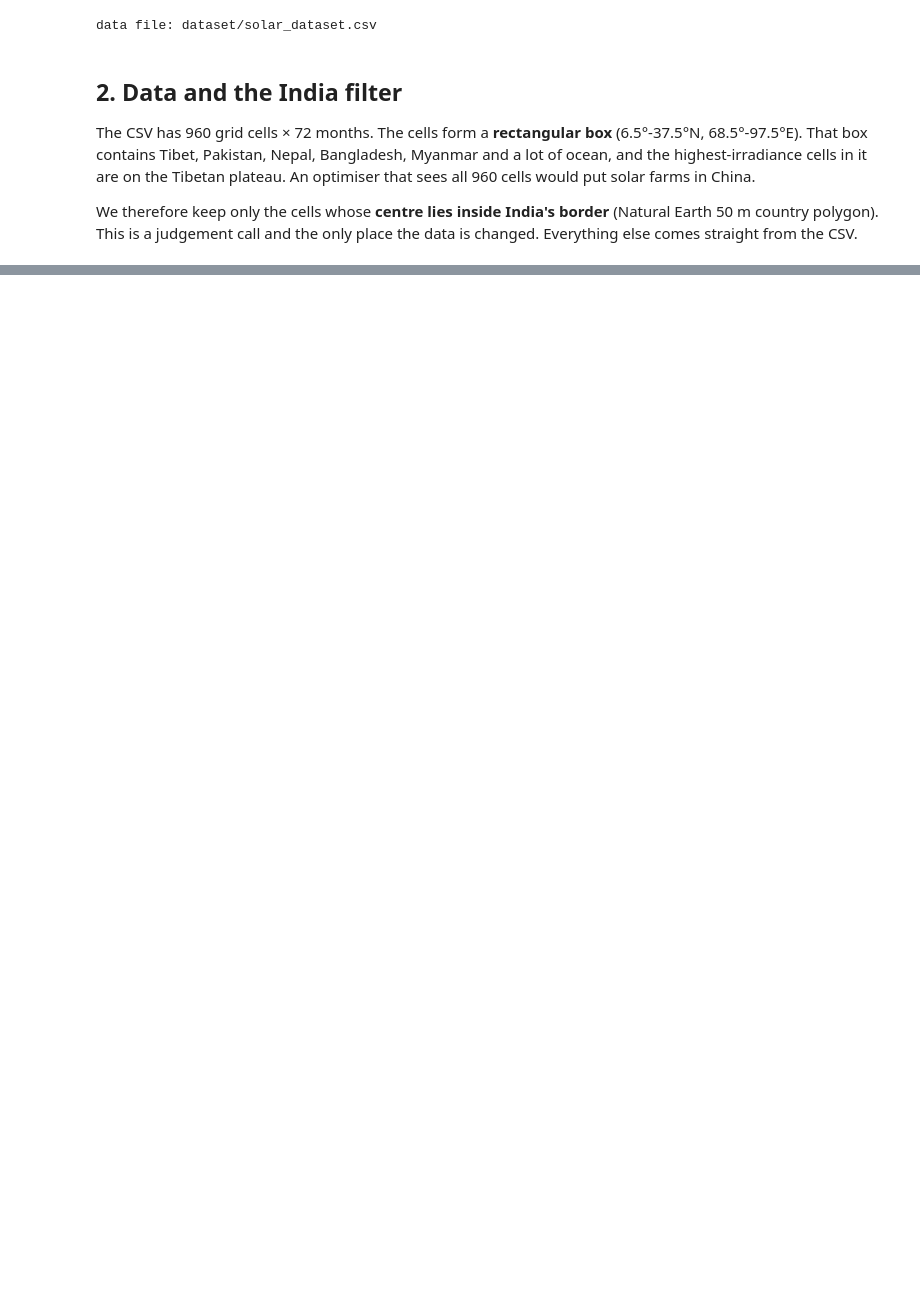
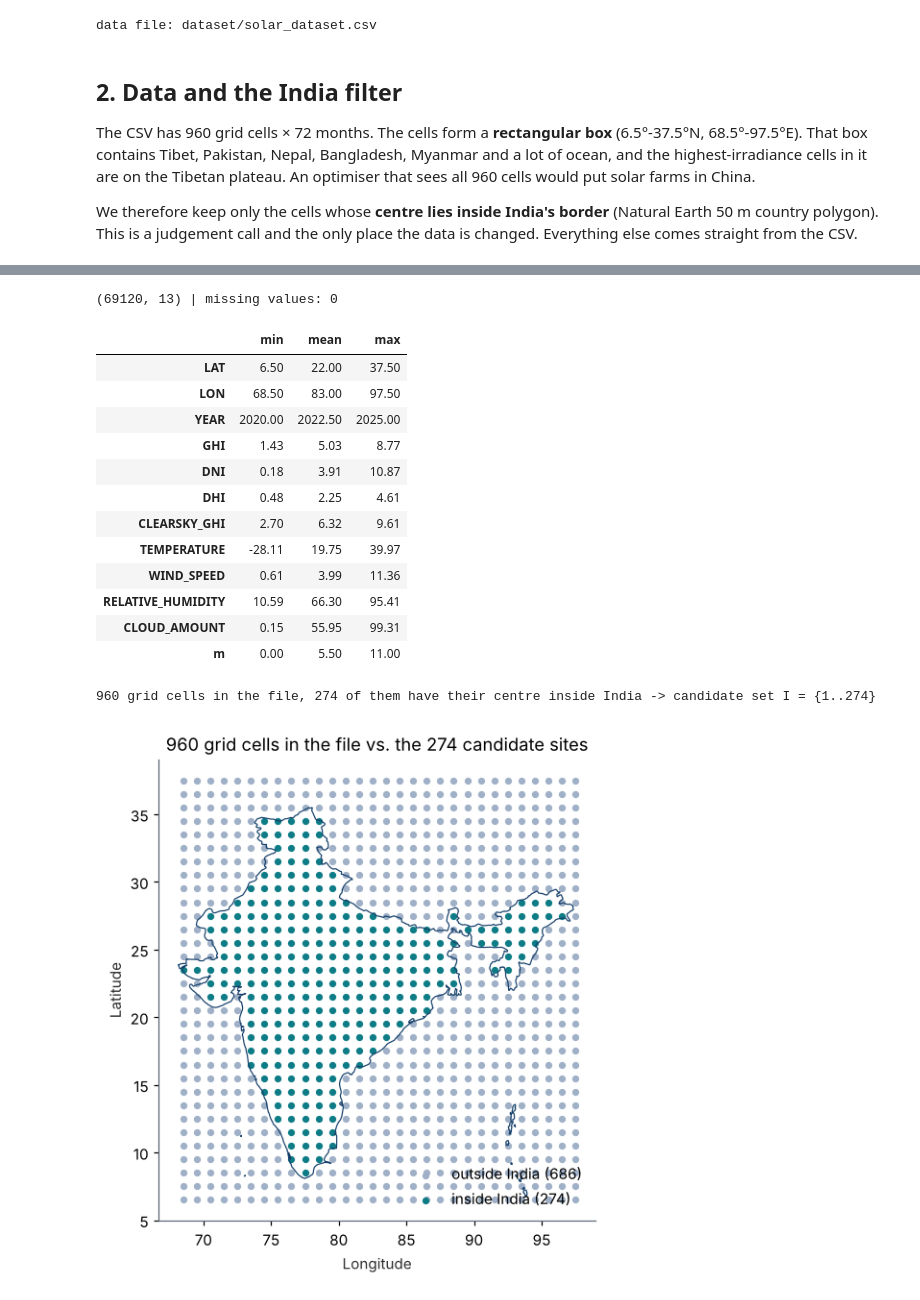
Before and after one commit to a-b007/solar-site-optimization, a Jupyter notebook: Solar_Optimization.ipynb, the cells around one changed output, grey strips where cells are left out. Drawn from its saved outputs; the diff is of its cells as text; code cells hidden in the pictures; blank space fills up the shorter version.

```diff
--- a/Solar_Optimization.ipynb
+++ b/Solar_Optimization.ipynb
@@ -527,16 +103,0 @@ Hard plan: 30,685 GWh/yr, std 315  -> hard beats the repaired easy plan on energ
-# %%
-# ---- year-by-year robustness (realistic yields, each calendar year separately)
-YEARS = list(range(2020, 2026))
-yearly = {nm: (E_hard.T @ x).reshape(6, 12).sum(axis=1) for nm, x in
-          [("Easy LP plan", x_easy), ("Easy sites, resized", S_C["x"]), ("Hard MIQP plan", x_hard)]}
-ytab = pd.DataFrame(yearly, index=YEARS); display(ytab.round(0))
-cv_years = {k: float(100 * v.std(ddof=1) / v.mean()) for k, v in yearly.items()}
-worst_year = {k: float(100 * (v.min() / v.mean() - 1)) for k, v in yearly.items()}
-print("coefficient of variation across years (%):", {k: round(v, 2) for k, v in cv_years.items()})
-print("worst year vs the plan's own mean (%):", {k: round(v, 2) for k, v in worst_year.items()})
-
-fig, ax = plt.subplots(figsize=(7.2, 3.9)); w = 0.27
-for k, (nm, col) in enumerate([("Easy LP plan", GOLD), ("Easy sites, resized", GREY), ("Hard MIQP plan", TEAL)]):
-    ax.bar(np.arange(6) + (k - 1) * w, ytab[nm] / 1000, w, color=col, label=nm)
-ax.set_xticks(range(6)); ax.set_xticklabels(YEARS); ax.set_ylabel("Annual energy (TWh)"); ax.set_ylim(26, 38)
-ax.set_title("Annual energy by year, realistic yields"); ax.legend(frameon=False, ncol=3, fontsize=8, loc="upper center"); plt.tight_layout(); plt.savefig("figures/fig_years.png", dpi=200); plt.show()
@@ -654,0 +104,64 @@ files written: results.json, site_results.csv, figures/*.png
+# %%
+raw = pd.read_csv(DATA_CSV)
+raw["m"] = raw.MONTH.map({m: i for i, m in enumerate(MONTHS)})
+raw = raw.sort_values(["LAT", "LON", "YEAR", "m"]).reset_index(drop=True)
+print(raw.shape, "| missing values:", int(raw.isna().sum().sum()))
+assert raw.groupby(["LAT", "LON"]).size().eq(72).all(), "every cell must have 72 monthly rows"
+display(raw.describe().T[["min", "mean", "max"]].round(2))
+
+if not os.path.exists(BOUNDARY):
+    urllib.request.urlretrieve(BOUNDARY_URL, BOUNDARY)
+with open(BOUNDARY, "r", encoding="utf-8") as f:
+    boundary_data = json.load(f)
+india = shape([f for f in boundary_data["features"] if f["properties"].get("ADMIN") == "India"][0]["geometry"])
+
+cells = raw[["LAT", "LON"]].drop_duplicates().reset_index(drop=True)
+cells["in_india"] = [india.contains(Point(lo, la)) for la, lo in zip(cells.LAT, cells.LON)]
+sites = cells[cells.in_india][["LAT", "LON"]].reset_index(drop=True)
+n = len(sites)
+print(f"\n{len(cells)} grid cells in the file, {n} of them have their centre inside India -> candidate set I = {{1..{n}}}")
+
+keep_idx = pd.MultiIndex.from_frame(sites)
+d = raw[raw.set_index(["LAT", "LON"]).index.isin(keep_idx)].reset_index(drop=True)
+assert len(d) == n * 72
+arr = lambda c: d[c].to_numpy().reshape(n, 72)       # rows = sites, columns = 72 months (year-major)
+GHI, TEMP, WIND = arr("GHI"), arr("TEMPERATURE"), arr("WIND_SPEED")
+
+def region(lat, lon):
+    if lat >= 30: return "Himalayan north"
+    if lat <= 17: return "South"
+    if lon <= 74 and 22 <= lat <= 29: return "Rajasthan-Gujarat"
+    return "Other"
+ORDER = ["Rajasthan-Gujarat", "Himalayan north", "South", "Other"]
+site_region = np.array([region(a, b) for a, b in zip(sites.LAT, sites.LON)])
+sites["region"] = site_region
+reg_gw = lambda x: {r: float(x[site_region == r].sum()) for r in ORDER}
+
+def draw_india(ax, lw=0.8):
+    for g in (india.geoms if india.geom_type == "MultiPolygon" else [india]):
+        ax.plot(*g.exterior.xy, color=BLUE, lw=lw)
+
+fig, ax = plt.subplots(figsize=(5.6, 5.4))
+out = cells[~cells.in_india]
+ax.scatter(out.LON, out.LAT, s=14, c=GREY, label=f"outside India ({len(out)})")
+ax.scatter(sites.LON, sites.LAT, s=14, c=TEAL, label=f"inside India ({n})")
+draw_india(ax); ax.set_aspect("equal"); ax.legend(loc="lower right", frameon=False)
+ax.set_title(f"960 grid cells in the file vs. the {n} candidate sites"); ax.set_xlabel("Longitude"); ax.set_ylabel("Latitude")
+plt.tight_layout(); plt.savefig("figures/fig_candidates.png", dpi=200); plt.show()
+# %% [output]
+(69120, 13) | missing values: 0
+|  | min | mean | max |
+| LAT | 6.50 | 22.00 | 37.50 |
+| LON | 68.50 | 83.00 | 97.50 |
+| YEAR | 2020.00 | 2022.50 | 2025.00 |
+| GHI | 1.43 | 5.03 | 8.77 |
+| DNI | 0.18 | 3.91 | 10.87 |
+| DHI | 0.48 | 2.25 | 4.61 |
+| CLEARSKY_GHI | 2.70 | 6.32 | 9.61 |
+| TEMPERATURE | -28.11 | 19.75 | 39.97 |
+| WIND_SPEED | 0.61 | 3.99 | 11.36 |
+| RELATIVE_HUMIDITY | 10.59 | 66.30 | 95.41 |
+| CLOUD_AMOUNT | 0.15 | 55.95 | 99.31 |
+| m | 0.00 | 5.50 | 11.00 |
+960 grid cells in the file, 274 of them have their centre inside India -> candidate set I = {1..274}
+[figure, added]
```
Also changed, not shown: parts of 50 cells of this notebook, 4 other files.
